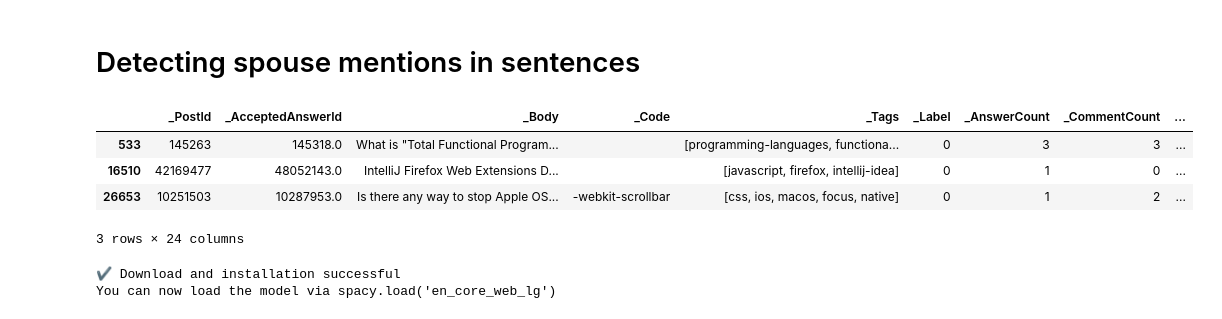
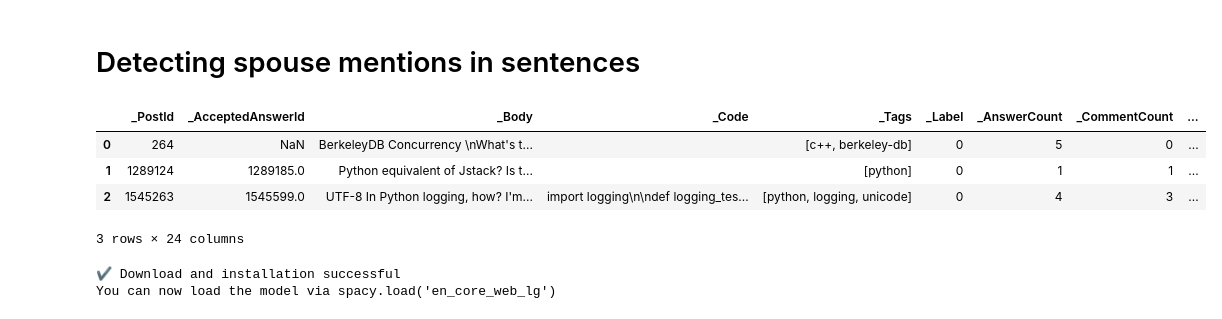
Before and after one commit to laranea/snorkel-tutorials, a Jupyter notebook: spouse/spouse_demo.ipynb, the cells around one changed output. Saved outputs shown, nothing was run; the diff lists cells and outputs as text; code cells hidden in the pictures.

```diff
--- a/spouse/spouse_demo.ipynb
+++ b/spouse/spouse_demo.ipynb
@@ -45,18 +45,17 @@ PATH_SET = 'local' # 's3'
 # %%
 path = PATHS['questions'][PATH_SET].format(TAG_LIMIT)
 
 df = pd.read_parquet(
     path,
     engine='pyarrow',
 
 )
-df_sample = df.sample(10000)
-df_sample.head(3)
+df.head(3)
 # %% [output]
 |  | _PostId | _AcceptedAnswerId | _Body | _Code | _Tags | _Label | _AnswerCount | _CommentCount | ... |
-| 533 | 145263 | 145318.0 | What is "Total Functional Program... |  | [programming-languages, functiona... | 0 | 3 | 3 | ... |
-| 16510 | 42169477 | 48052143.0 | IntelliJ Firefox Web Extensions D... |  | [javascript, firefox, intellij-idea] | 0 | 1 | 0 | ... |
-| 26653 | 10251503 | 10287953.0 | Is there any way to stop Apple OS... | -webkit-scrollbar | [css, ios, macos, focus, native] | 0 | 1 | 2 | ... |
+| 0 | 264 | NaN | BerkeleyDB Concurrency \nWhat's t... |  | [c++, berkeley-db] | 0 | 5 | 0 | ... |
+| 1 | 1289124 | 1289185.0 | Python equivalent of Jstack? Is t... |  | [python] | 0 | 1 | 1 | ... |
+| 2 | 1545263 | 1545599.0 | UTF-8 In Python logging, how? I'm... | import logging\n\ndef logging_tes... | [python, logging, unicode] | 0 | 4 | 3 | ... |
 3 rows × 24 columns
 # %%
 # Enable GPU support
```
Also changed, not shown: parts of 21 cells of this notebook.
